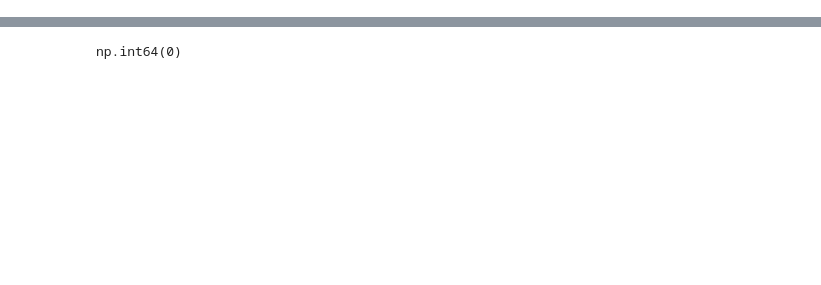
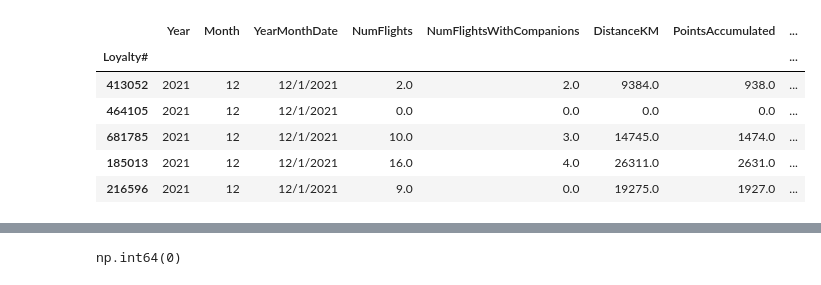
Before and after one commit to lucasdmcax/data_mining, a Jupyter notebook: Group20_EDA_Code.ipynb, the cells around one changed output, grey strips where cells are left out. Saved outputs shown, nothing was run; the diff lists cells and outputs as text; code cells hidden in the pictures; blank space fills up the shorter version.

```diff
--- a/Group20_EDA_Code.ipynb
+++ b/Group20_EDA_Code.ipynb
@@ -9,3 +11,13 @@ flights_db = pd.read_csv("data/DM_AIAI_FlightsDB.csv")
+# %%
+flights_db.head()
+# %% [output]
+|  | Year | Month | YearMonthDate | NumFlights | NumFlightsWithCompanions | DistanceKM | PointsAccumulated | ... |
+| Loyalty# |  |  |  |  |  |  |  | ... |
+| 413052 | 2021 | 12 | 12/1/2021 | 2.0 | 2.0 | 9384.0 | 938.0 | ... |
+| 464105 | 2021 | 12 | 12/1/2021 | 0.0 | 0.0 | 0.0 | 0.0 | ... |
+| 681785 | 2021 | 12 | 12/1/2021 | 10.0 | 3.0 | 14745.0 | 1474.0 | ... |
+| 185013 | 2021 | 12 | 12/1/2021 | 16.0 | 4.0 | 26311.0 | 2631.0 | ... |
+| 216596 | 2021 | 12 | 12/1/2021 | 9.0 | 0.0 | 19275.0 | 1927.0 | ... |
 # %%
 customer_db.head()
 # %% [output]
```
Also changed, not shown: parts of 11 cells of this notebook.
